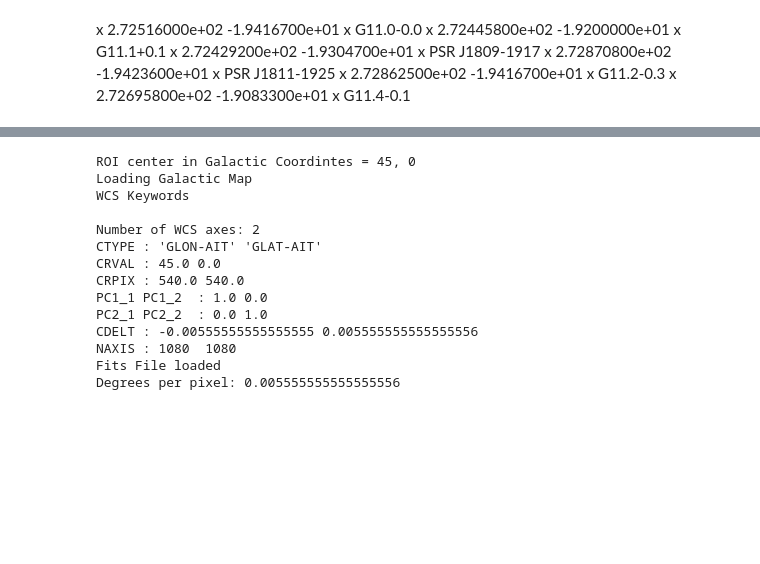
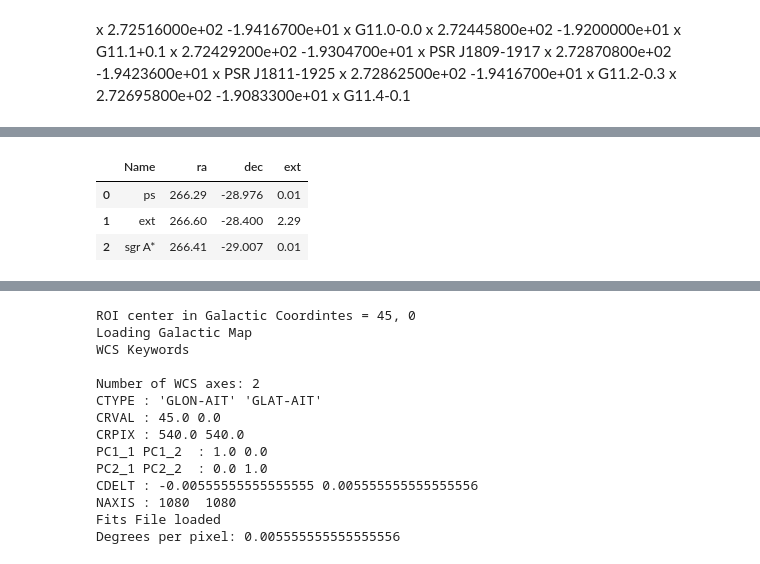
Before and after one commit to rishibbdb/AstroImageDetection, a Jupyter notebook: plot_catalog_maps.ipynb, the cells around one changed output, grey strips where cells are left out. Cells and saved outputs as stored; diff of their text form; code cells hidden in the pictures; blank space fills up the shorter version.

```diff
--- a/plot_catalog_maps.ipynb
+++ b/plot_catalog_maps.ipynb
@@ -145,0 +117,7 @@ The autoreload extension is already loaded. To reload it, use:
+# %%
+sourcedf
+# %% [output]
+|  | Name | ra | dec | ext |
+| 0 | ps | 266.29 | -28.976 | 0.01 |
+| 1 | ext | 266.60 | -28.400 | 2.29 |
+| 2 | sgr A* | 266.41 | -29.007 | 0.01 |
```
Also changed, not shown: parts of 6 cells of this notebook, 25 other files.
